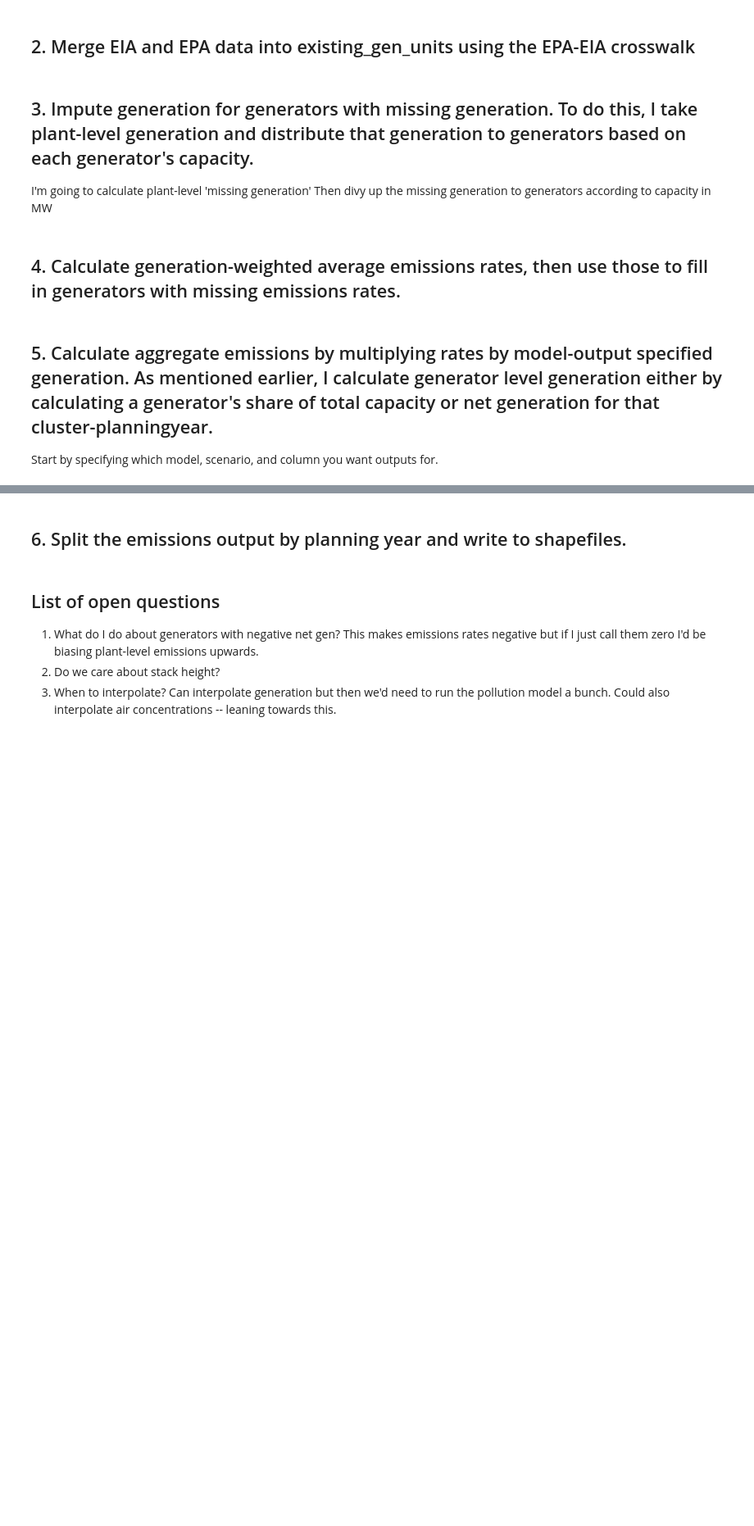
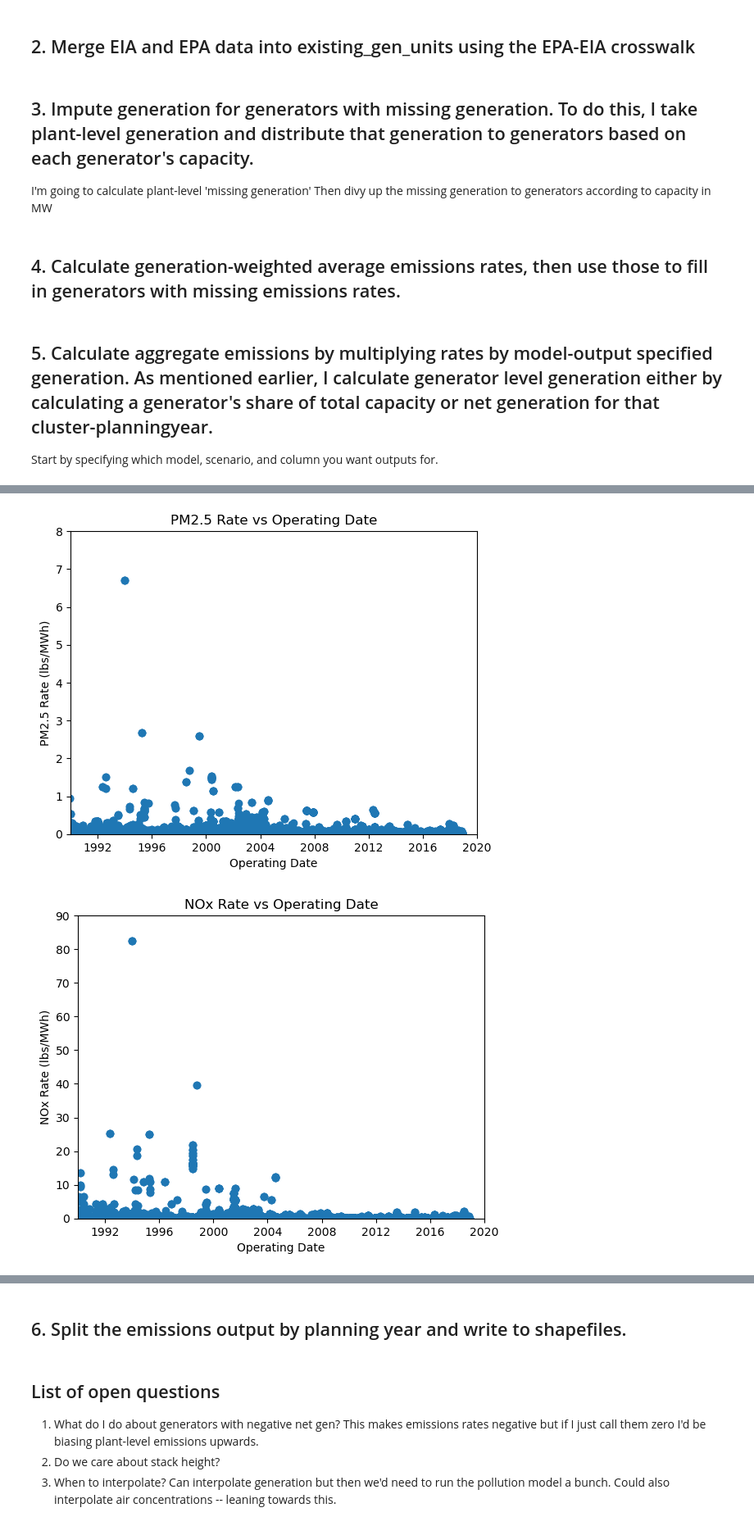
Before and after one commit to lbeatty1/MIP_AirPollution, a Jupyter notebook: Calculate_Model_Emissions.ipynb, the cells around one changed output, grey strips where cells are left out. Shown at 82% size. Saved outputs shown, nothing was run; the diff lists cells and outputs as text; code cells hidden in the pictures; blank space fills up the shorter version.

```diff
--- a/Calculate_Model_Emissions.ipynb
+++ b/Calculate_Model_Emissions.ipynb
@@ -208,6 +261,8 @@ existing_gen_units = pd.merge(existing_gen_units, technology_rates, on=['technol
 existing_gen_units['noxrate_imputed'] = existing_gen_units['nox_rate'].combine_first(existing_gen_units['noxrate_imputed'])
 existing_gen_units['so2rate_imputed'] = existing_gen_units['so2_rate'].combine_first(existing_gen_units['so2rate_imputed'])
 existing_gen_units['pm25rate_imputed'] = existing_gen_units['pm25_rate'].combine_first(existing_gen_units['pm25rate_imputed'])
+existing_gen_units['vocrate_imputed'] = existing_gen_units['voc_rate'].combine_first(existing_gen_units['vocrate_imputed'])
+existing_gen_units['no3rate_imputed'] = existing_gen_units['no3_rate'].combine_first(existing_gen_units['no3rate_imputed'])
 # %% [markdown]
 ## 5. Calculate aggregate emissions by multiplying rates by model-output specified generation.  As mentioned earlier, I calculate generator level generation either by calculating a generator's share of total capacity or net generation for that cluster-planningyear.
 
@@ -225,8 +282,18 @@ scenario = '26z-thin-debug'
 # column = 'NET_GEN_GENERATOR'
 column = 'capacity_mw'
 # %%
-generation = pd.read_csv("MIP_results_comparison/"+scenario+"/"+model+" results summary/generation.csv")
+generation = pd.read_csv("MIP_results_comparison/"+scenario+"/"+model+"_results_summary/generation.csv")
+generator_inputs = pd.read_csv("MIP_results_comparison/"+scenario+'/'+model+'_op_inputs/Inputs/Inputs_p1/Generators_data.csv')
 
+#Also need capacity to allocate new generation/capacity to brownfield nat gas sites
+capacity = pd.read_csv("MIP_results_comparison/"+scenario+"/"+model+"_results_summary/resource_capacity.csv")
+capacity.columns = capacity.columns.map(lambda x: x.lower())
+capacity = capacity[capacity['unit']=='MW']
+
+capacity = capacity.groupby(['zone', 'resource_name', 'tech_type', 'planning_year']).agg({'start_value': 'sum', 'end_value': 'sum'}).reset_index()
+
+
+#want total sum of existing gen capacity or netgen by planning period to allocate generation
 technology_year_total = existing_gen_units.groupby(['Resource', 'planning_year']).agg({column : 'sum'}).reset_index()
 technology_year_total.columns = ['Resource', 'planning_year', 'technology_total']
 
@@ -244,6 +339,8 @@ existing_gen_units['predicted_gen']=existing_gen_units['value']*existing_gen_uni
 existing_gen_units['nox_predicted']=existing_gen_units['predicted_gen']*existing_gen_units['noxrate_imputed']*2.20462
 existing_gen_units['so2_predicted']=existing_gen_units['predicted_gen']*existing_gen_units['so2rate_imputed']*2.20462
 existing_gen_units['pm25_predicted']=existing_gen_units['predicted_gen']*existing_gen_units['pm25rate_imputed']*2.20462
+existing_gen_units['voc_predicted']=existing_gen_units['predicted_gen']*existing_gen_units['vocrate_imputed']*2.20462
+existing_gen_units['no3_predicted']=existing_gen_units['predicted_gen']*existing_gen_units['no3rate_imputed']*2.20462
 # %%
 #merge in plant locations
 plants = pd.read_excel('Data/eia860/2___Plant_Y2017.xlsx', skiprows=1)
@@ -251,7 +348,3 @@ plants = plants[['Plant Code', 'Longitude', 'Latitude']]
 plants.columns = ['EIA_PLANT_ID', 'Longitude', 'Latitude']
 
 existing_gen_units = pd.merge(existing_gen_units, plants, on=['EIA_PLANT_ID'], how='left')
-# %%
-existing_gen_units = existing_gen_units[['EIA_PLANT_ID', 'EIA_GENERATOR_ID', 'Resource','planning_year', 'capacity_mw', 'Longitude', 'Latitude', 'predicted_gen', 'nox_predicted', 'so2_predicted', 'pm25_predicted', 'noxrate_imputed', 'so2rate_imputed', 'pm25rate_imputed']]
-filename = 'InMap/MIP_Emissions/'+scenario+'/'+model+'/predicted_emissions.csv'
-existing_gen_units.to_csv(filename)
@@ -257,0 +361,54 @@ existing_gen_units.to_csv(filename)
+# %%
+## what rates should we assign to new sources?
+## Investigate with some plots
+
+existing_gen_units['operating_date']=pd.to_datetime(existing_gen_units['operating_date'])
+
+
+plt.scatter(existing_gen_units.query('energy_source_code_1=="NG"')['operating_date'], existing_gen_units.query('energy_source_code_1=="NG"')['pm25_rate'])
+plt.ylim(0, 8)
+plt.xlim(pd.to_datetime('1990-01-01'),pd.to_datetime('2020-01-01'))
+plt.xlabel('Operating Date')
+plt.ylabel('PM2.5 Rate (lbs/MWh)')
+plt.title('PM2.5 Rate vs Operating Date')
+plt.savefig("MIP_AirPollution/Figures/PollutionRatePlots/pm25rate_operatingyear.jpg", dpi=300)
+plt.show()
+
+plt.scatter(existing_gen_units.query('energy_source_code_1=="NG"')['operating_date'], existing_gen_units.query('energy_source_code_1=="NG"')['nox_rate'])
+plt.ylim(0, 90)
+plt.xlim(pd.to_datetime('1990-01-01'),pd.to_datetime('2020-01-01'))
+plt.xlabel('Operating Date')
+plt.ylabel('NOx Rate (lbs/MWh)')
+plt.title('NOx Rate vs Operating Date')
+plt.savefig("MIP_AirPollution/Figures/PollutionRatePlots/noxrate_operatingyear.jpg", dpi=300)
+plt.show()
+
+plt.scatter(existing_gen_units.query('energy_source_code_1=="NG"')['operating_date'], existing_gen_units.query('energy_source_code_1=="NG"')['so2_rate'])
+plt.ylim(0, 2)
+plt.xlim(pd.to_datetime('1990-01-01'),pd.to_datetime('2020-01-01'))
+plt.xlabel('Operating Date')
+plt.ylabel('SO2 Rate (lbs/MWh)')
+plt.title('SO2 Rate vs Operating Date')
+plt.savefig("MIP_AirPollution/Figures/PollutionRatePlots/so2rate_operatingyear.jpg", dpi=300)
+plt.show()
+
+plt.scatter(existing_gen_units.query('energy_source_code_1=="NG"')['operating_date'], existing_gen_units.query('energy_source_code_1=="NG"')['voc_rate'])
+plt.ylim(0, 2)
+plt.xlim(pd.to_datetime('1990-01-01'),pd.to_datetime('2020-01-01'))
+plt.xlabel('Operating Date')
+plt.ylabel('VOC Rate (lbs/MWh)')
+plt.title('VOC Rate vs Operating Date')
+plt.savefig("MIP_AirPollution/Figures/PollutionRatePlots/VOCrate_operatingyear.jpg", dpi=300)
+plt.show()
+
+plt.scatter(existing_gen_units.query('energy_source_code_1=="NG"')['operating_date'], existing_gen_units.query('energy_source_code_1=="NG"')['no3_rate'])
+plt.ylim(0, .05)
+plt.xlim(pd.to_datetime('1990-01-01'),pd.to_datetime('2020-01-01'))
+plt.xlabel('Operating Date')
+plt.ylabel('NO3 Rate (lbs/MWh)')
+plt.title('NO3 Rate vs Operating Date')
+plt.savefig("MIP_AirPollution/Figures/PollutionRatePlots/no3rate_operatingyear.jpg", dpi=300)
+plt.show()
+# %% [output]
+[figure, added]
+[figure, added]
```
Also changed, not shown: parts of 26 cells of this notebook, 27 other files.
